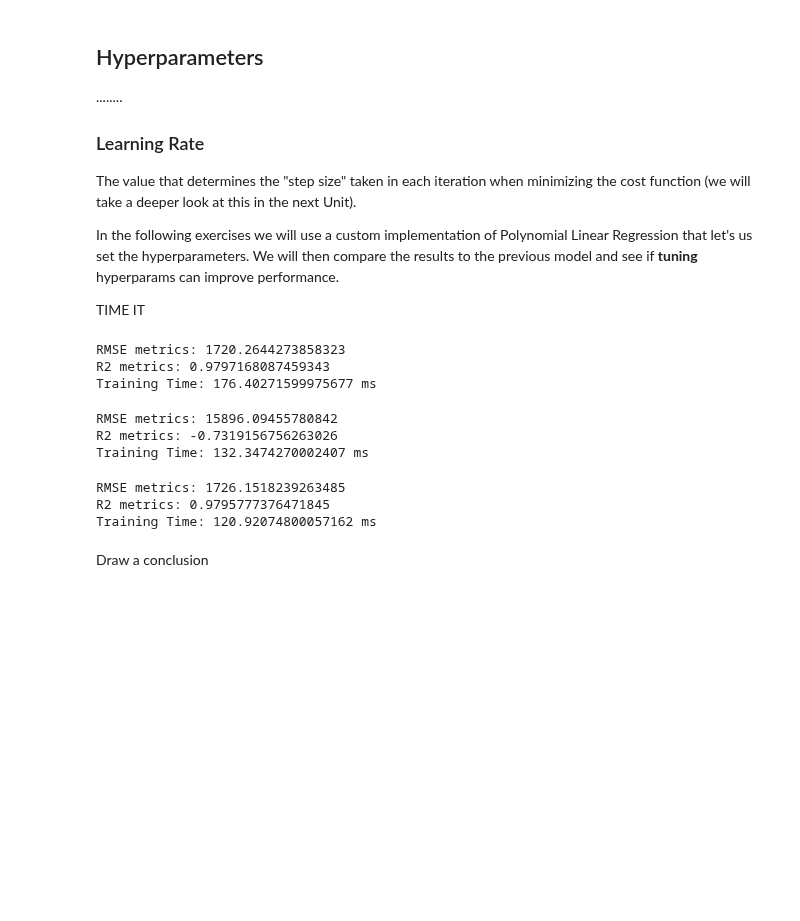
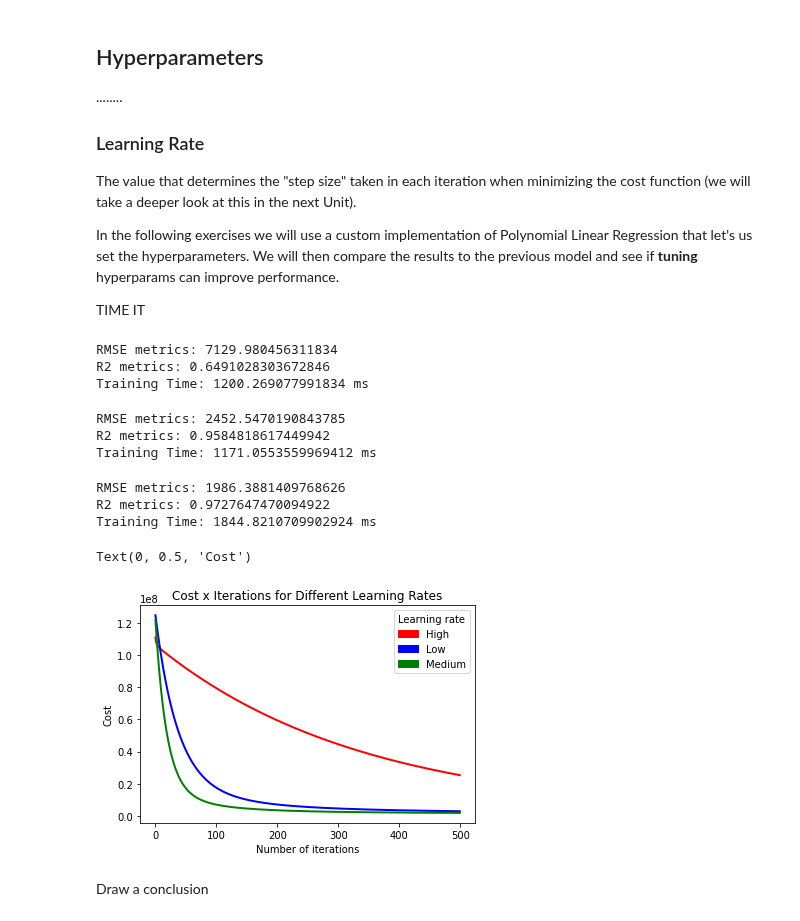
Before and after one commit to MicrosoftDocs/mslearn-introduction-to-machine-learning, a Jupyter notebook: 1b - unit 05.ipynb, the cells around one changed output. Saved outputs shown, nothing was run; the diff lists cells and outputs as text; code cells hidden in the pictures; blank space fills up the shorter version.

Commit message:
1bU5 - Plots Cost x Iterations for different LRs

```diff
--- a/1b - unit 05.ipynb
+++ b/1b - unit 05.ipynb
@@ -30,7 +30,7 @@ from sklearn.preprocessing import PolynomialFeatures
 
 
 # Load data from our dataset file into a pandas dataframe
-dataset = pd.read_csv('Data/investments.csv', index_col=False, sep=",",header=0)
+dataset = pd.read_csv('Data/investments_extended.csv', index_col=False, sep=",",header=0)
 
 # Check what's in the dataset
 print(dataset.head())
@@ -76,7 +76,7 @@ y = dataset["Total Accrued"].values
 # setting values for learning rate and number of iterations
 custom_model_0 = plr.PolynomialLinearRegression()
 t0 = time.perf_counter()
-weights, J_history = custom_model_0.fit(X, y, learning_rate=0.4, num_iters=1000)
+weights_0, J_history_0 = custom_model_0.fit(X, y, learning_rate=0.715, num_iters=500)
 t1 = time.perf_counter()
 
 # Generate predictions based on original dataset
@@ -89,15 +89,15 @@ print(f"RMSE metrics: {rmse_0}")
 print(f"R2 metrics: {r2_0}")
 print(f"Training Time: {delta_0} ms")
 # %% [output]
-RMSE metrics: 1720.2644273858323
-R2 metrics: 0.9797168087459343
-Training Time: 176.40271599975677 ms
+RMSE metrics: 7129.980456311834
+R2 metrics: 0.6491028303672846
+Training Time: 1200.269077991834 ms
 # %%
 # use a very low Learning Rate
 
 custom_model_1 = plr.PolynomialLinearRegression()
 t2 = time.perf_counter()
-weights2, J_history2 = custom_model_1.fit(X, y, learning_rate=0.0000005, num_iters=1000)
+weights_1, J_history_1 = custom_model_1.fit(X, y, learning_rate=0.005, num_iters=500)
 t3 = time.perf_counter()
 
 # Generate predictions based on original dataset
@@ -110,15 +110,15 @@ print(f"RMSE metrics: {rmse_1}")
 print(f"R2 metrics: {r2_1}")
 print(f"Training Time: {delta_1} ms")
 # %% [output]
-RMSE metrics: 15896.09455780842
-R2 metrics: -0.7319156756263026
-Training Time: 132.3474270002407 ms
+RMSE metrics: 2452.5470190843785
+R2 metrics: 0.9584818617449942
+Training Time: 1171.0553559969412 ms
 # %%
 # Try an optimal Learning Rate
 
 custom_model_2 = plr.PolynomialLinearRegression()
 t4 = time.perf_counter()
-weights3, J_history3 = custom_model_2.fit(X, y, learning_rate=0.01, num_iters=1000)
+weights_2, J_history_2 = custom_model_2.fit(X, y, learning_rate=0.01, num_iters=500)
 t5 = time.perf_counter()
 
 # Generate predictions based on original dataset
@@ -131,9 +131,29 @@ print(f"RMSE metrics: {rmse_2}")
 print(f"R2 metrics: {r2_2}")
 print(f"Training Time: {delta_2} ms")
 # %% [output]
-RMSE metrics: 1726.1518239263485
-R2 metrics: 0.9795777376471845
-Training Time: 120.92074800057162 ms
+RMSE metrics: 1986.3881409768626
+R2 metrics: 0.9727647470094922
+Training Time: 1844.8210709902924 ms
+# %%
+# Plot Cost X Number of Iterations for each LR
+fig = plt.figure()
+axes = fig.add_subplot()
+axes.set_title('Cost x Iterations for Different Learning Rates')
+
+l0 = plt.plot(np.arange(len(J_history_0)), J_history_0, lw=2, color="red")
+l1 = plt.plot(np.arange(len(J_history_1)), J_history_1, lw=2, color="blue")
+l2 = plt.plot(np.arange(len(J_history_2)), J_history_2, lw=2, color="green")
+# Add legend
+red_patch = mpatches.Patch(color="red", label="High")
+blue_patch = mpatches.Patch(color="blue", label="Low")
+green_patch = mpatches.Patch(color="green", label="Medium")
+
+plt.legend(title = "Learning rate", handles=[red_patch, blue_patch, green_patch])
+plt.xlabel("Number of iterations")
+plt.ylabel("Cost")
+# %% [output]
+Text(0, 0.5, 'Cost')
+[figure, added]
 # %% [markdown]
 Draw a conclusion
 # %% [markdown]
```
Also changed, not shown: parts of 1 cell of this notebook, 1 other file.
